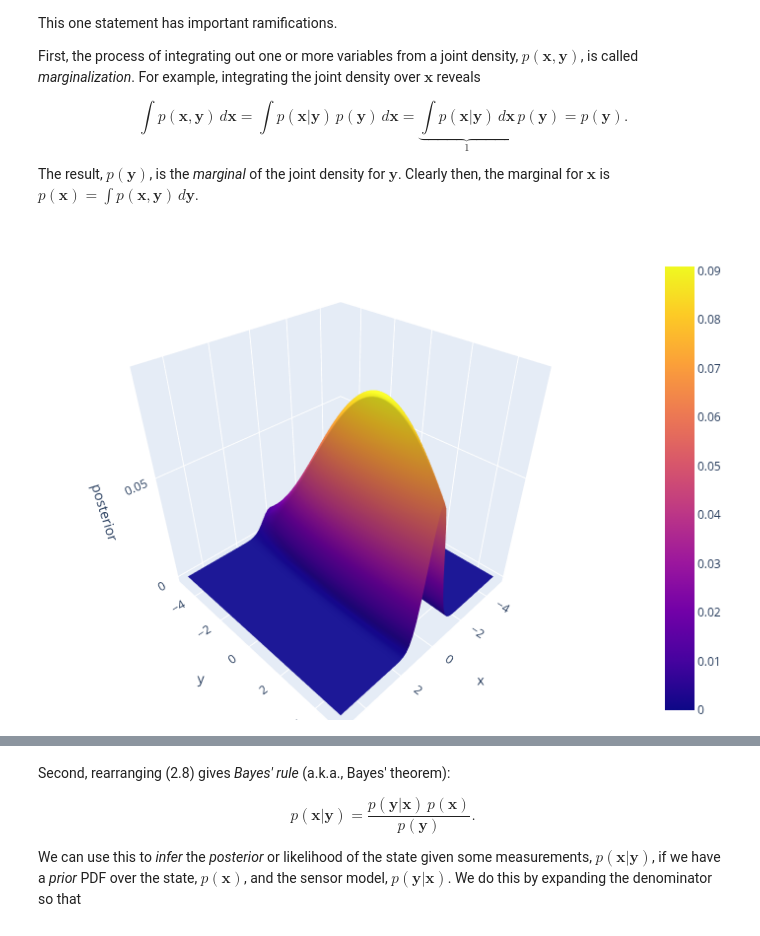
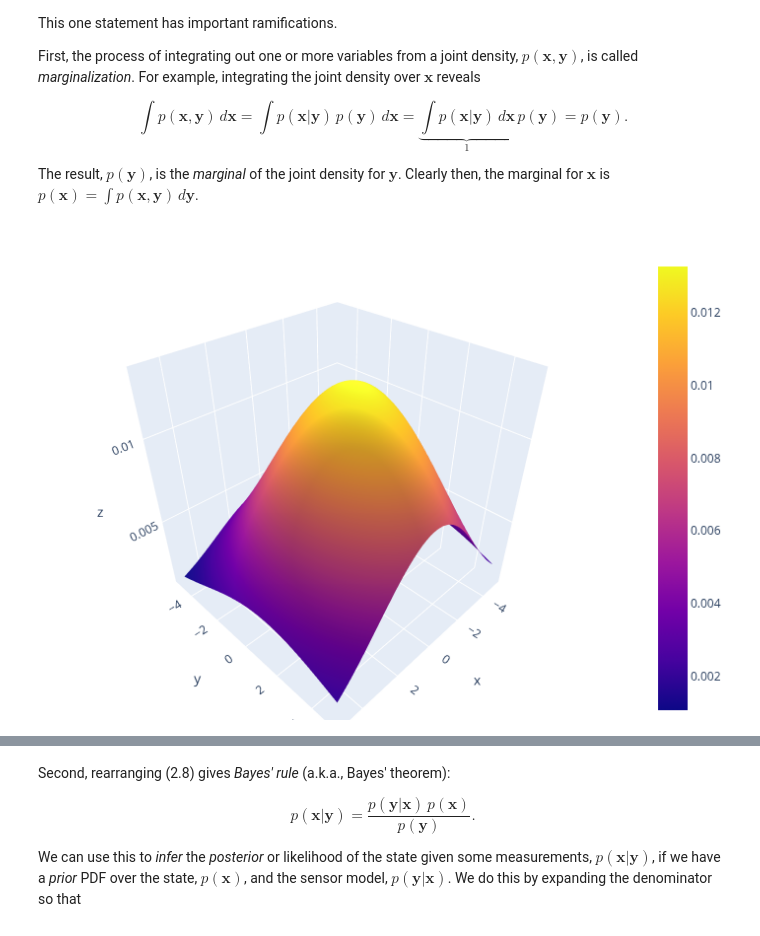
Before and after one commit to oportunitas/state-estimation-for-robotics, a Jupyter notebook: 2.primer-on-probability-theory/1.probability-density-functions/02_marginalization_bayes_rule_inference.ipynb, the cells around one changed output, grey strips where cells are left out. Saved outputs shown, nothing was run; the diff lists cells and outputs as text; code cells hidden in the pictures.

```diff
--- a/2.primer-on-probability-theory/1.probability-density-functions/02_marginalization_bayes_rule_inference.ipynb
+++ b/2.primer-on-probability-theory/1.probability-density-functions/02_marginalization_bayes_rule_inference.ipynb
@@ -1,16 +1,6 @@
 # %%
 %run -i ./01_definitions.ipynb
 %matplotlib widget
-# %%
-def _plot_surface(g, x_lab='x', y_lab='y', z_lab='posterior', ax_lo=-5, ax_hi=5, ay_lo=-5, ay_hi=5, n=60):
-  xs = np.linspace(ax_lo, ax_hi, n + 1)
-  ys = np.linspace(ay_lo, ay_hi, n + 1)
-  Z = [[g(x, y) for x in xs] for y in ys]
-  fig = go.Figure(data=[go.Surface(x=xs, y=ys, z=Z)])
-  fig.update_layout(scene=dict(xaxis_title=x_lab, yaxis_title=y_lab, zaxis_title=z_lab), margin=dict(l=0, r=0, t=30, b=0),)
-  fig.show()
-  fig.show(renderer="png")
-  return fig
 # %% [markdown]
 We can always factor a joint probability density into a conditional and an unconditional factor:
 
@@ -41,12 +16,10 @@ def _marginalize(pxy=None, keep=''):
 # %%
 if __name__ == '__main__' and '__file__' not in globals():
-  def make_pxy():
-    def pxy(x, y):
-      px = _gaussian(0.0, 0.5)
-      py = _gaussian(2.0, 3.5)
-      return px(x) * py(y)
-    return pxy
-  pxy = make_pxy()
-  _plot_surface(pxy)
+  fxy = _ContinuousFunction(f=lambda x, y: (x, y))
+  pxy = _ContinuousFunction(f=lambda x, y:
+                            _ContinuousFunction(_gaussian(0.0, 3.0))(x) *
+                            _ContinuousFunction(_gaussian(1.0, 4.0))(y))
+  xy = _ContinuousRandomVariable(f=fxy, p=pxy)
+  _plot_surface(xy.p)
 # %% [output]
-[figure, old version]
+[figure, new version]
```
Also changed, not shown: parts of 13 cells of this notebook.
